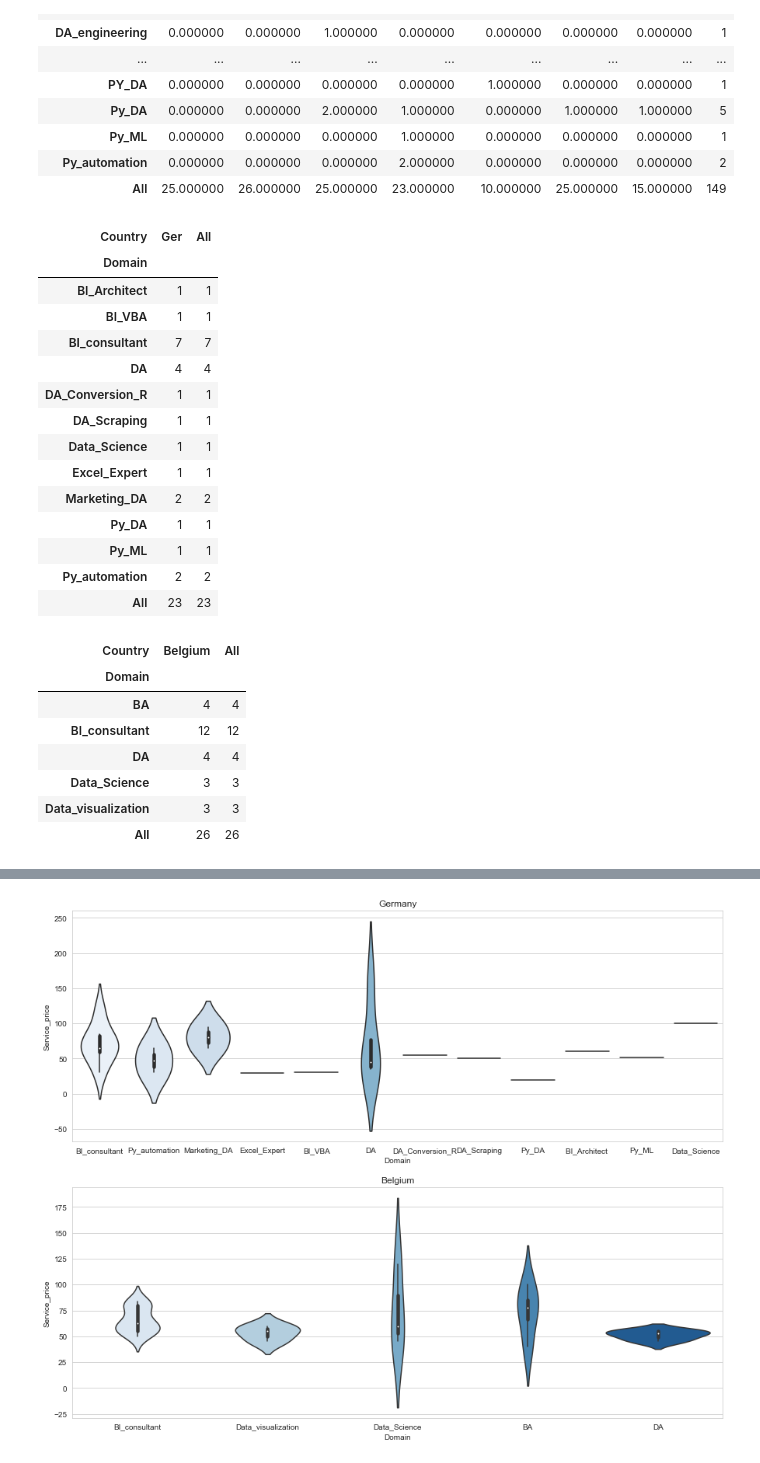
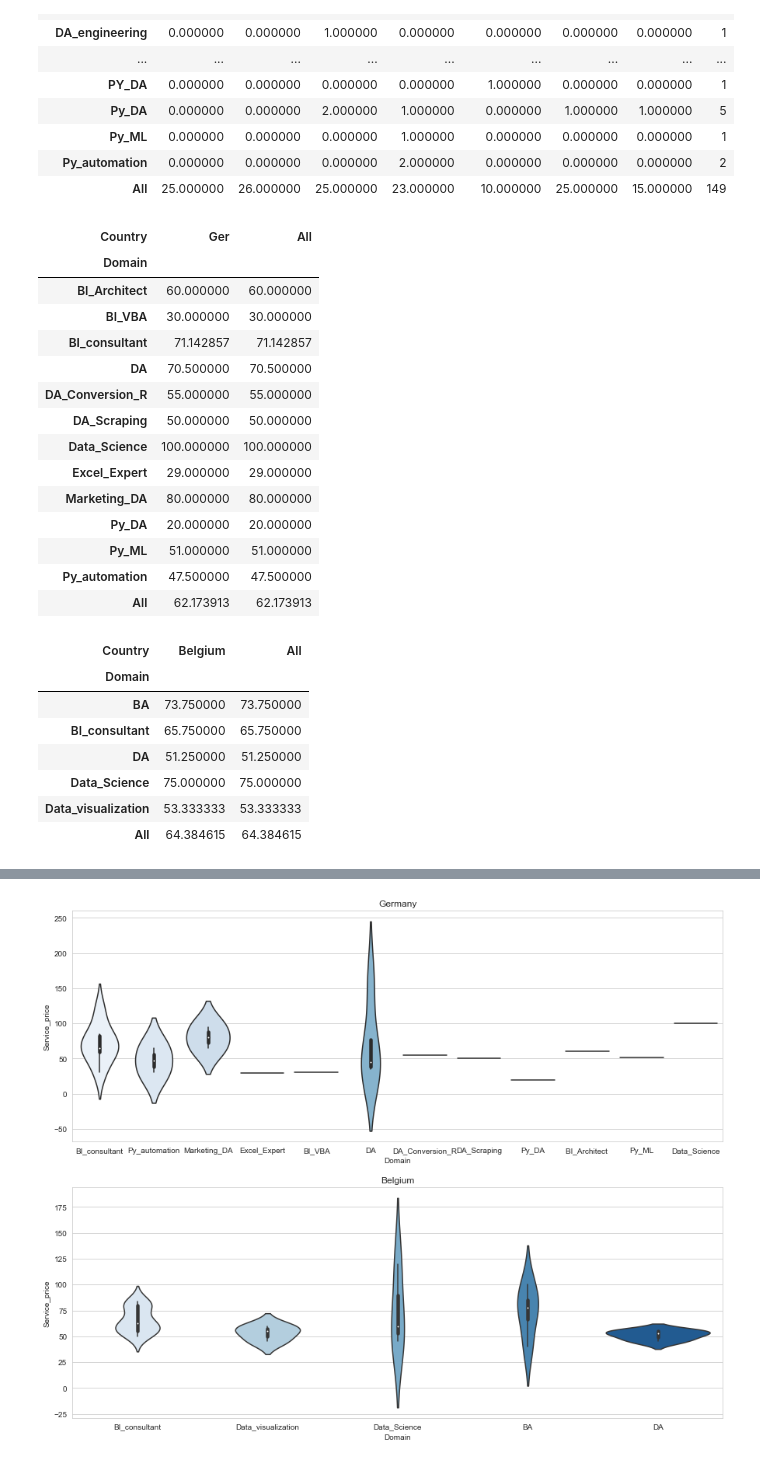
Before and after one commit to simofleanta/Data_coding_preparations, a Jupyter notebook: crosstab.ipynb, the cells around one changed output, grey strips where cells are left out. Drawn from its saved outputs; the diff is of its cells as text; code cells hidden in the pictures.

```diff
--- a/crosstab.ipynb
+++ b/crosstab.ipynb
@@ -95,40 +95,40 @@ pd.crosstab(cohort[hourly[0]], cohort[hourly[1]], values=cohort['Service_price']
 # %%
 #contingency no.of.jobs table
 Germany=cohort[cohort.Country_code==303]
 
 #contingency no.of.jobs table
 
 germany=['Domain', 'Country ']
 cm=sns.colormap='BuGn'
-pd.crosstab(Germany[germany[0]], Germany[germany[1]], values=Germany['Service_price'], aggfunc='count', margins=True).fillna(0).style.background_gradient(cmap=cm)
+pd.crosstab(Germany[germany[0]], Germany[germany[1]], values=Germany['Service_price'], aggfunc='mean', margins=True).fillna(0).style.background_gradient(cmap=cm)
 # %% [output]
 | Country | Ger | All |
 | Domain |  |  |
-| BI_Architect | 1 | 1 |
-| BI_VBA | 1 | 1 |
-| BI_consultant | 7 | 7 |
-| DA | 4 | 4 |
-| DA_Conversion_R | 1 | 1 |
-| DA_Scraping | 1 | 1 |
-| Data_Science | 1 | 1 |
-| Excel_Expert | 1 | 1 |
-| Marketing_DA | 2 | 2 |
-| Py_DA | 1 | 1 |
-| Py_ML | 1 | 1 |
-| Py_automation | 2 | 2 |
-| All | 23 | 23 |
+| BI_Architect | 60.000000 | 60.000000 |
+| BI_VBA | 30.000000 | 30.000000 |
+| BI_consultant | 71.142857 | 71.142857 |
+| DA | 70.500000 | 70.500000 |
+| DA_Conversion_R | 55.000000 | 55.000000 |
+| DA_Scraping | 50.000000 | 50.000000 |
+| Data_Science | 100.000000 | 100.000000 |
+| Excel_Expert | 29.000000 | 29.000000 |
+| Marketing_DA | 80.000000 | 80.000000 |
+| Py_DA | 20.000000 | 20.000000 |
+| Py_ML | 51.000000 | 51.000000 |
+| Py_automation | 47.500000 | 47.500000 |
+| All | 62.173913 | 62.173913 |
 # %%
 Belgium=cohort[cohort.Country_code==300]
 
 belgeium=['Domain', 'Country ']
 cm=sns.colormap='BuGn'
-pd.crosstab(Belgium[belgeium[0]], Belgium[belgeium[1]], values=Belgium['Service_price'], aggfunc='count', margins=True).fillna(0).style.background_gradient(cmap=cm)
+pd.crosstab(Belgium[belgeium[0]], Belgium[belgeium[1]], values=Belgium['Service_price'], aggfunc='mean', margins=True).fillna(0).style.background_gradient(cmap=cm)
 # %% [output]
 | Country | Belgium | All |
 | Domain |  |  |
-| BA | 4 | 4 |
-| BI_consultant | 12 | 12 |
-| DA | 4 | 4 |
-| Data_Science | 3 | 3 |
-| Data_visualization | 3 | 3 |
-| All | 26 | 26 |
+| BA | 73.750000 | 73.750000 |
+| BI_consultant | 65.750000 | 65.750000 |
+| DA | 51.250000 | 51.250000 |
+| Data_Science | 75.000000 | 75.000000 |
+| Data_visualization | 53.333333 | 53.333333 |
+| All | 64.384615 | 64.384615 |
```
Also changed, not shown: parts of 3 cells of this notebook.
